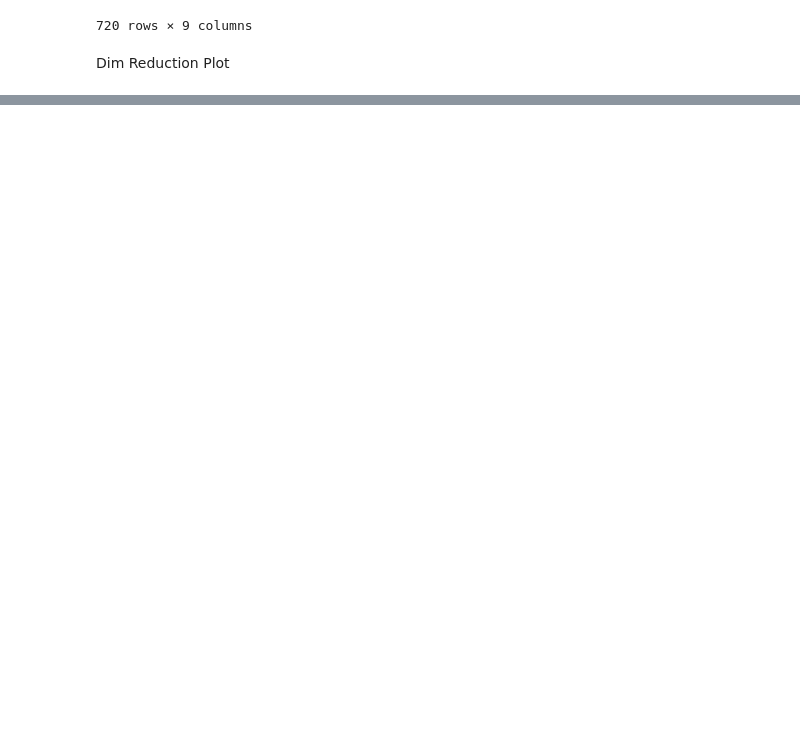
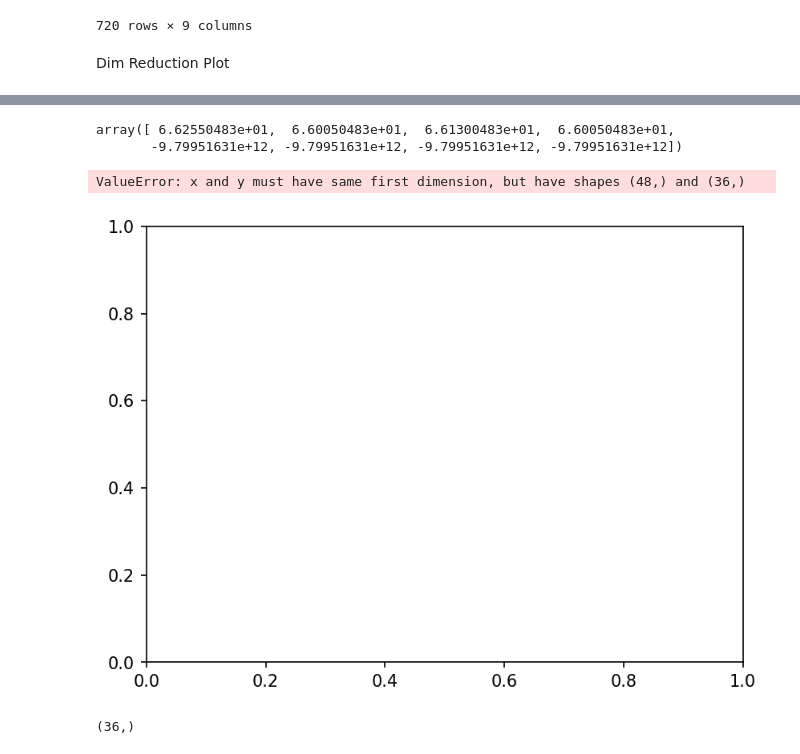
Before and after one commit to nisa-bayraktar/european_productivity, a Jupyter notebook: clustering/clustering.ipynb, the cells around one changed output, grey strips where cells are left out. Drawn from its saved outputs; the diff is of its cells as text; code cells hidden in the pictures; blank space fills up the shorter version.

```diff
--- a/clustering/clustering.ipynb
+++ b/clustering/clustering.ipynb
@@ -686,0 +868,68 @@ final_fig.show()
+# %%
+y_pred
+# %% [output]
+array([ 6.62550483e+01,  6.60050483e+01,  6.61300483e+01,  6.60050483e+01,
+       -9.79951631e+12, -9.79951631e+12, -9.79951631e+12, -9.79951631e+12])
+# %%
+from sklearn.linear_model import LinearRegression, Ridge, Lasso, ElasticNet
+from sklearn.ensemble import RandomForestRegressor, ExtraTreesRegressor
+from sklearn.preprocessing import StandardScaler
+from sklearn.metrics import mean_squared_error # evaluation metric
+from sklearn.metrics import explained_variance_score # evaluation metric
+from sklearn.metrics import r2_score as r2 # evaluation metric
+from sklearn.metrics import mean_absolute_error # evaluation metric
+
+plt.rcParams["figure.figsize"] = [6.4, 4.8]
+plt.rcParams["figure.dpi"] = 150.
+
+i = 0
+
+# looping through the countries
+# for i in range(15):
+test_length = 8
+# model = LinearRegression()
+
+X = data[i, :, 2:]
+Y = data[i, :, 1]
+
+x_train = pd.DataFrame(X)
+y_train = Y
+x_test = pd.DataFrame(X[-test_length:])
+y_test = Y[-test_length:]
+
+x_train, x_test, y_train, y_test = sklearn.model_selection.train_test_split(X, Y, test_size=0.25, random_state=4)
+x_train = pd.DataFrame(x_train)
+x_test = pd.DataFrame(x_test)
+X_train = pd.DataFrame(scaler.fit_transform(x_train), columns= x_train.columns)
+X_test = pd.DataFrame(scaler.transform(x_test), columns=x_test.columns)
+
+# X_train = x_train
+# X_test = x_test
+
+model = RandomForestRegressor()
+model.fit(X_train, y_train)
+predictions = model.predict(X_train)
+
+
+time = 48
+times = []
+for i in range(48):
+    times.append(2008.25+i/4)
+
+plt.plot(times, Y[:time], color= 'blue')
+plt.plot(times, predictions[:time], linestyle='dashed', color='r')
+plt.xlabel('Year')
+plt.ylabel('GDP per Hour Worked')
+plt.legend(['Actual', 'Regression'])
+plt.show()
+
+
+# print(r2(y_train, predictions))
+# %% [output]
+ValueError: x and y must have same first dimension, but have shapes (48,) and (36,)
+[figure, added]
+# %%
+# predictions
+predictions.shape
+# %% [output]
+(36,)
```
Also changed, not shown: parts of 10 cells of this notebook, 3 other files.
